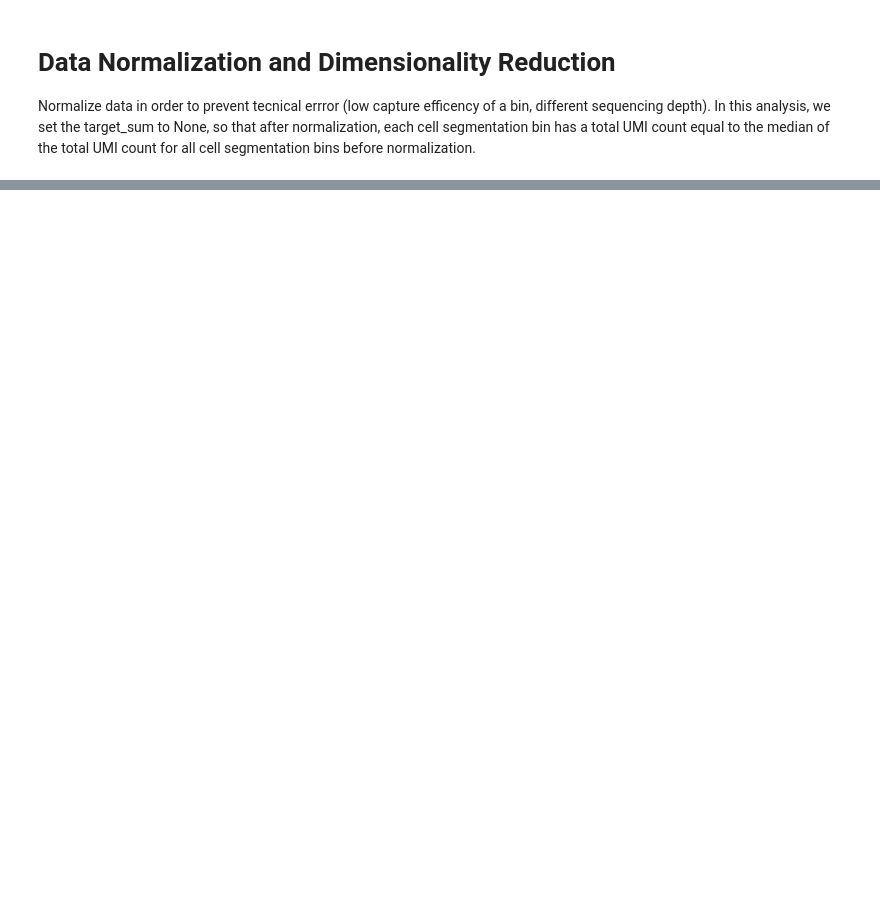
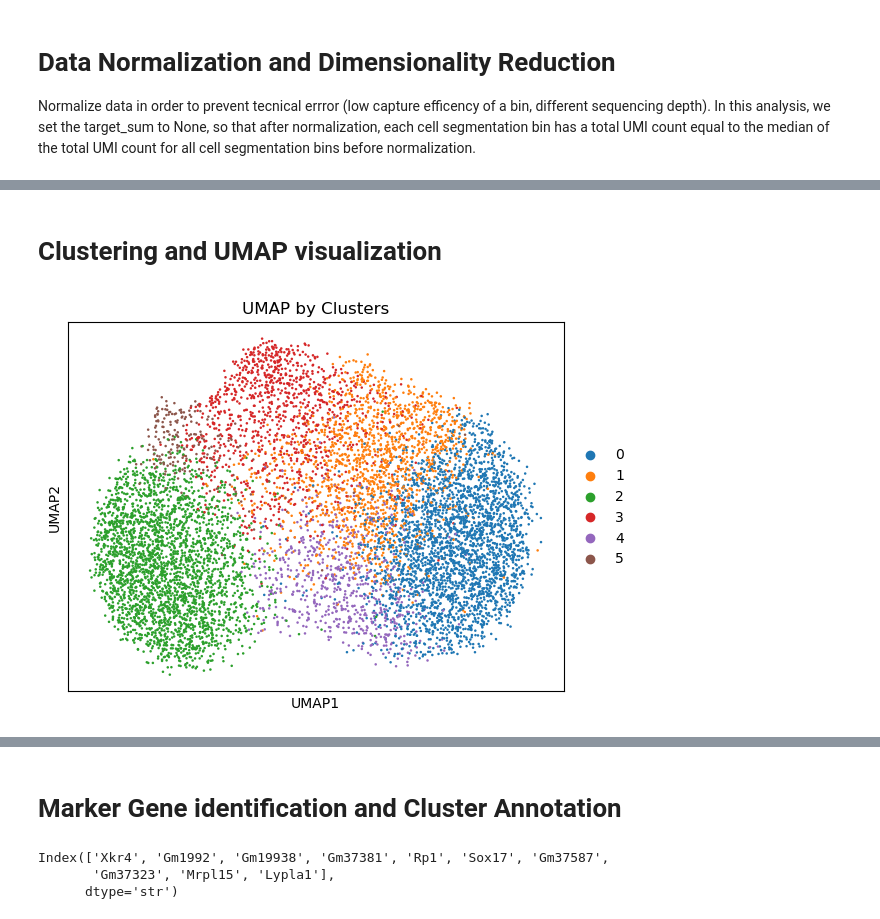
Before and after one commit to Rankstrait/Spatial-Transcriptomic, a Jupyter notebook: notebooks/clustering.ipynb, the cells around one changed output, grey strips where cells are left out. Drawn from its saved outputs; the diff is of its cells as text; code cells hidden in the pictures; blank space fills up the shorter version.

Commit message:
make some modif on clustering notebook

```diff
--- a/notebooks/clustering.ipynb
+++ b/notebooks/clustering.ipynb
@@ -239,0 +236,20 @@ sc.pl.pca_variance_ratio(adata, log=True, n_pcs = 50)
+# %% [markdown]
+# Clustering and UMAP visualization
+# %%
+%%time
+
+# neighborhood and clustering resolution
+RES = 0.8 # clustering resolution
+NEIGHBORS = 10  # number of neighbors
+
+MIN_DIST=0.5 #default 0.5
+SPREAD=2 #default 1
+
+sc.pp.neighbors(adata, n_neighbors=NEIGHBORS, use_rep="X_pca",metric="correlation")
+sc.tl.leiden(adata, flavor="igraph", key_added="clusters", resolution=RES,random_state=0)
+sc.tl.umap(adata)
+
+#plot UMAP
+sc.pl.umap(adata, color=["clusters"], title="UMAP by Clusters")
+# %% [output]
+[figure, added]
@@ -239,0 +258,8 @@ sc.pl.pca_variance_ratio(adata, log=True, n_pcs = 50)
+# %% [markdown]
+# Marker Gene identification and Cluster Annotation
+# %%
+adata.var_names[:10]
+# %% [output]
+Index(['Xkr4', 'Gm1992', 'Gm19938', 'Gm37381', 'Rp1', 'Sox17', 'Gm37587',
+       'Gm37323', 'Mrpl15', 'Lypla1'],
+      dtype='str')
```
Also changed, not shown: parts of 22 cells of this notebook.
